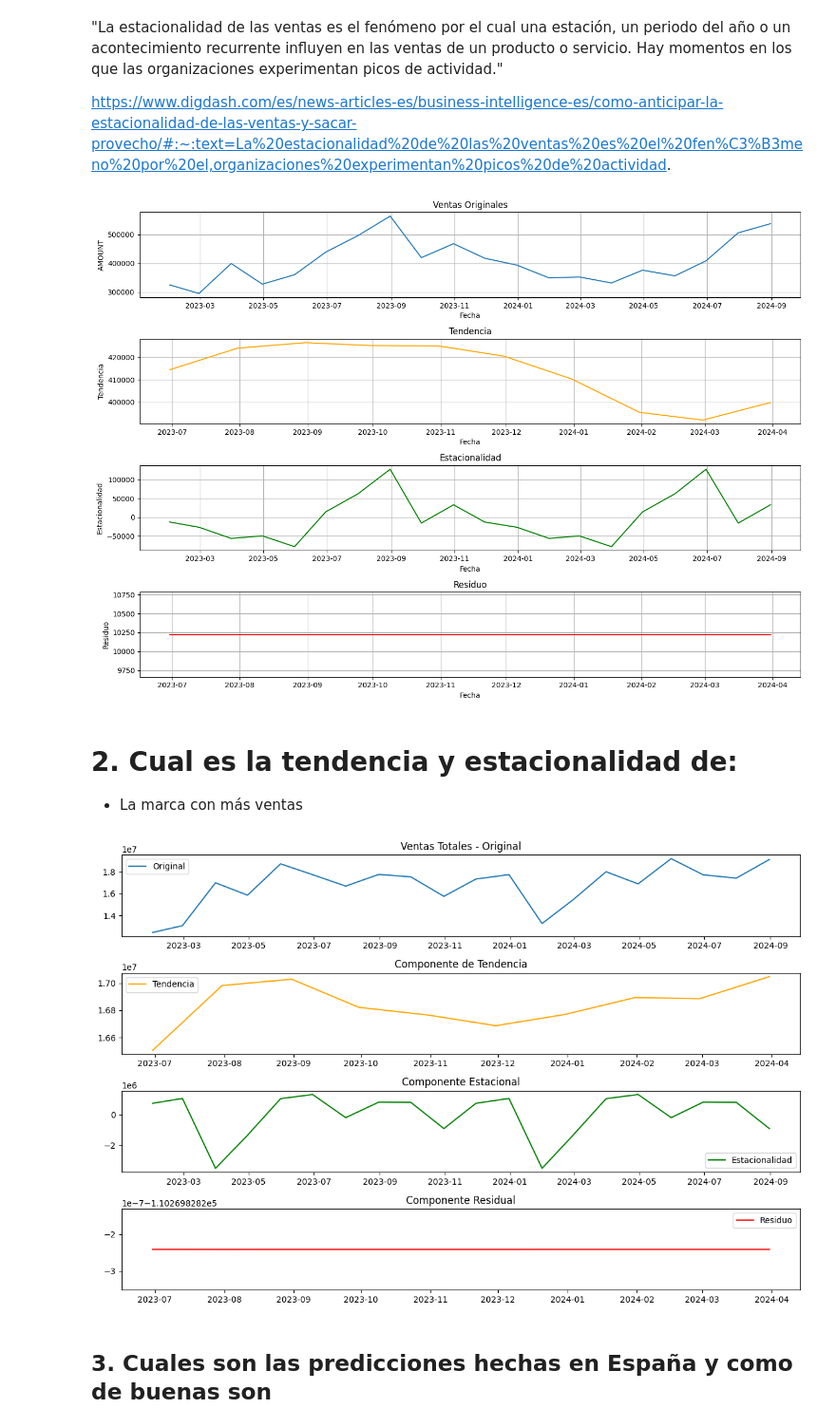
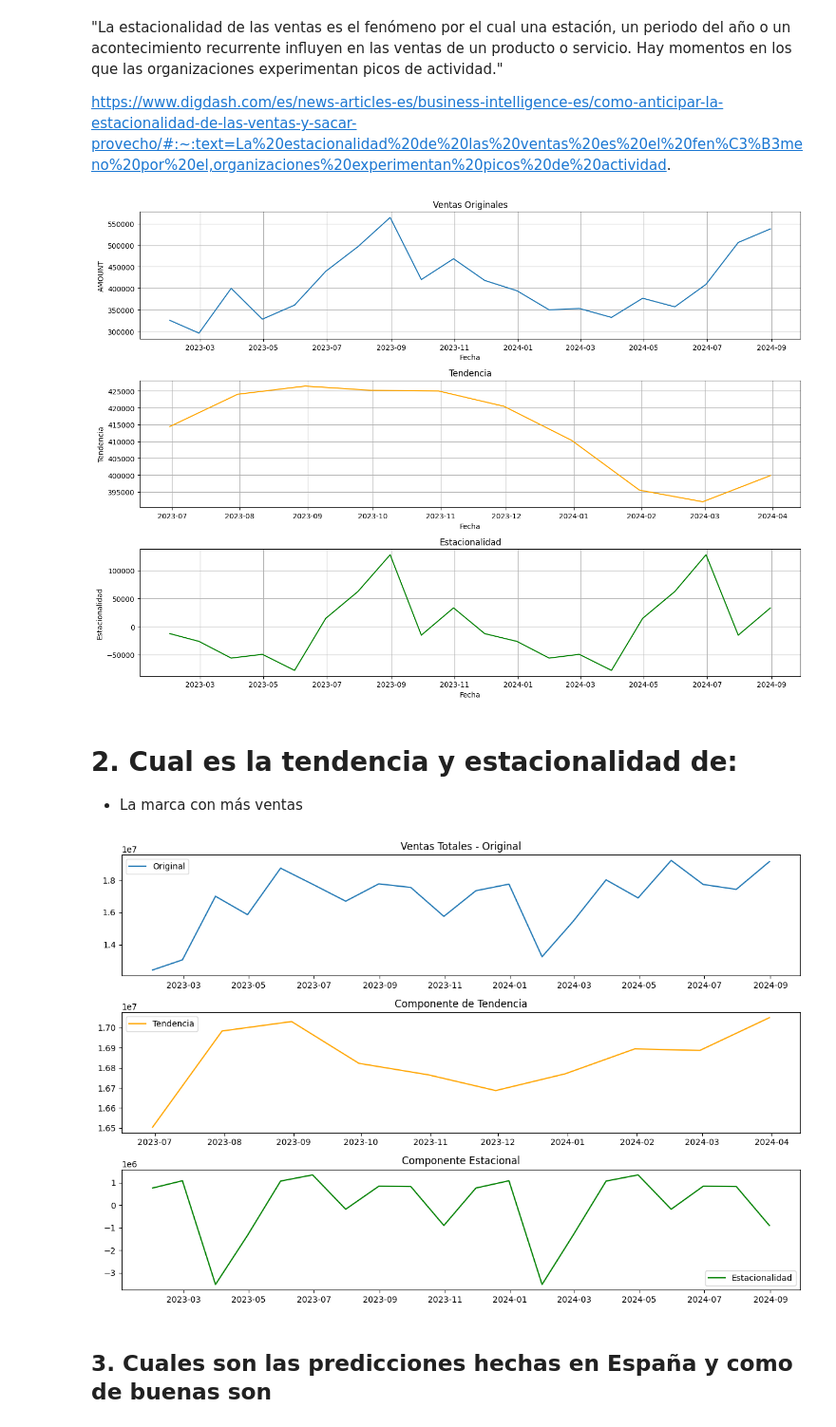
Before and after one commit to anruki/UFV_Visualizacion, a Jupyter notebook: EjerciciosClase/Ventas.ipynb, the cells around one changed output. Shown at 95% size. Cells and saved outputs as stored; diff of their text form; code cells hidden in the pictures.

```diff
--- a/EjerciciosClase/Ventas.ipynb
+++ b/EjerciciosClase/Ventas.ipynb
@@ -1022,12 +986,19 @@ plt.show()
 
 https://www.digdash.com/es/news-articles-es/business-intelligence-es/como-anticipar-la-estacionalidad-de-las-ventas-y-sacar-provecho/#:~:text=La%20estacionalidad%20de%20las%20ventas%20es%20el%20fen%C3%B3meno%20por%20el,organizaciones%20experimentan%20picos%20de%20actividad.
 # %%
-import matplotlib.pyplot as plt
-import pandas as pd
 from statsmodels.tsa.seasonal import seasonal_decompose
 
+actuals_spain = actuals[actuals['COUNTRY'] == 'Spain']
+actuals_spain_copy = actuals_spain.copy()
+
+# Aplicar un promedio móvil de 3 meses (ajusta el valor para mayor o menor suavizado)
+actuals_spain_copy['Trend'] = actuals_spain_copy['AMOUNT'].rolling(window=3, center=True).mean()
+
+# Establecer la columna 'DATE' como índice
+actuals_spain_copy.set_index('DATE', inplace=True)
+
 # Agrupa los datos por mes y año para obtener la suma mensual de ventas
-monthly_sales = actuals_spain_copy.resample('ME').sum()
+monthly_sales = actuals_spain_copy.resample('M').sum()  # 'M' es para resampling mensual
 
 # Descomponemos la serie temporal con la función seasonal_decompose
 # model='additive' es común, pero si tienes mucha variación, prueba con 'multiplicative'
@@ -1042,7 +1013,7 @@ residual = decomposition.resid
 plt.figure(figsize=(14, 10))
 
 # Graficamos las ventas originales
-plt.subplot(4, 1, 1)
+plt.subplot(3, 1, 1)
 plt.plot(monthly_sales.index, monthly_sales['AMOUNT'], label='Ventas Originales')
 plt.title('Ventas Originales')
 plt.xlabel('Fecha')
@@ -1050,7 +1021,7 @@ plt.ylabel('AMOUNT')
 plt.grid()
 
 # Graficamos la tendencia
-plt.subplot(4, 1, 2)
+plt.subplot(3, 1, 2)
 plt.plot(trend, label='Tendencia', color='orange')
 plt.title('Tendencia')
 plt.xlabel('Fecha')
@@ -1058,26 +1029,19 @@ plt.ylabel('Tendencia')
 plt.grid()
 
 # Graficamos la estacionalidad
-plt.subplot(4, 1, 3)
+plt.subplot(3, 1, 3)
 plt.plot(seasonal, label='Estacionalidad', color='green')
 plt.title('Estacionalidad')
 plt.xlabel('Fecha')
 plt.ylabel('Estacionalidad')
 plt.grid()
 
-# Graficamos el residuo
-plt.subplot(4, 1, 4)
-plt.plot(residual, label='Residuo', color='red')
-plt.title('Residuo')
-plt.xlabel('Fecha')
-plt.ylabel('Residuo')
-plt.grid()
 
 # Mostramos el gráfico completo
 plt.tight_layout()
 plt.show()
 # %% [output]
-[figure, old version]
+[figure, new version]
 # %% [markdown]
 # 2. Cual es la tendencia y estacionalidad de:
   * La marca con más ventas
@@ -1089,51 +1048,50 @@ actuals_GB_copy['Trend'] = actuals_GB_copy['AMOUNT'].rolling(window=3, center=Tr
 # %%
-import matplotlib.pyplot as plt
-import pandas as pd
 from statsmodels.tsa.seasonal import seasonal_decompose
+
+actuals_GB_copy = actuals_GB.copy()
+# Aplicar un promedio móvil de 3 meses (ajusta el valor para mayor o menor suavizado)
+actuals_GB_copy['Trend'] = actuals_GB_copy['AMOUNT'].rolling(window=3, center=True).mean()
 
 # Establecemos 'DATE' como índice para poder usar resample
 actuals_GB_copy.set_index('DATE', inplace=True)
 
 # Agrupamos por mes (resample) y sumamos las ventas
-monthly_sales = actuals_GB_copy.resample('M').sum()  # 'M' para mensual
+monthly_sales = actuals_GB_copy.resample('ME').sum()  # 'M' para mensual
 
 # Descomponemos la serie temporal con la función seasonal_decompose
 decomposition = seasonal_decompose(monthly_sales['AMOUNT'], model='additive', period=10)
 
 # Extraemos cada componente de la descomposición
 trend = decomposition.trend
 seasonal = decomposition.seasonal
 residual = decomposition.resid
 
 # Configuramos la gráfica
 plt.figure(figsize=(12, 8))
 
 # Graficamos los componentes
-plt.subplot(411)
+plt.subplot(311)
 plt.plot(monthly_sales['AMOUNT'], label='Original')
 plt.title('Ventas Totales - Original')
 plt.legend()
 
-plt.subplot(412)
+plt.subplot(312)
 plt.plot(trend, label='Tendencia',color='orange')
 plt.title('Componente de Tendencia')
 plt.legend()
 
-plt.subplot(413)
+plt.subplot(313)
 plt.plot(seasonal, label='Estacionalidad',color='green')
 plt.title('Componente Estacional')
 plt.legend()
 
-plt.subplot(414)
-plt.plot(residual, label='Residuo',color='red')
-plt.title('Componente Residual')
 plt.legend()
 
 # Mostrar la gráfica
 plt.tight_layout()
 plt.show()
 # %% [output]
-[figure, old version]
+[figure, new version]
 # %% [markdown]
 ## 3. Cuales son las predicciones hechas en España y como de buenas son
 # %%
```
Also changed, not shown: parts of 13 cells of this notebook.
